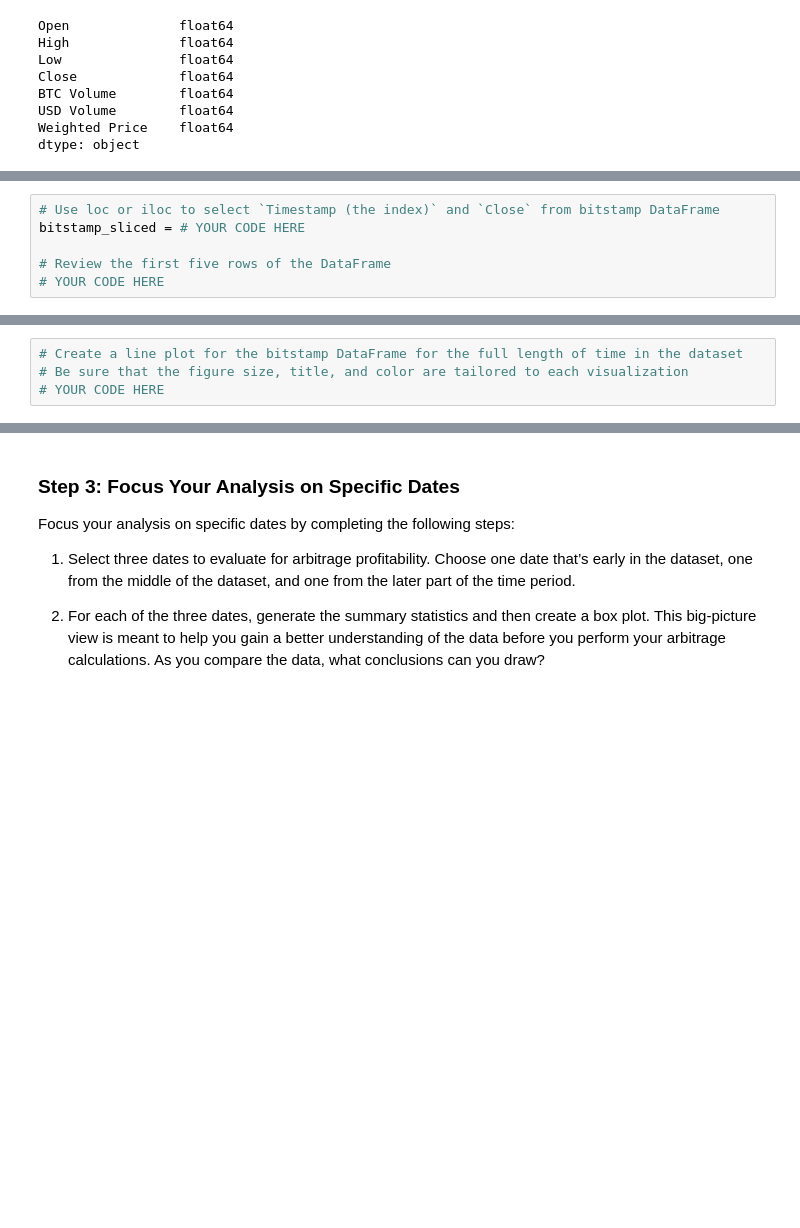
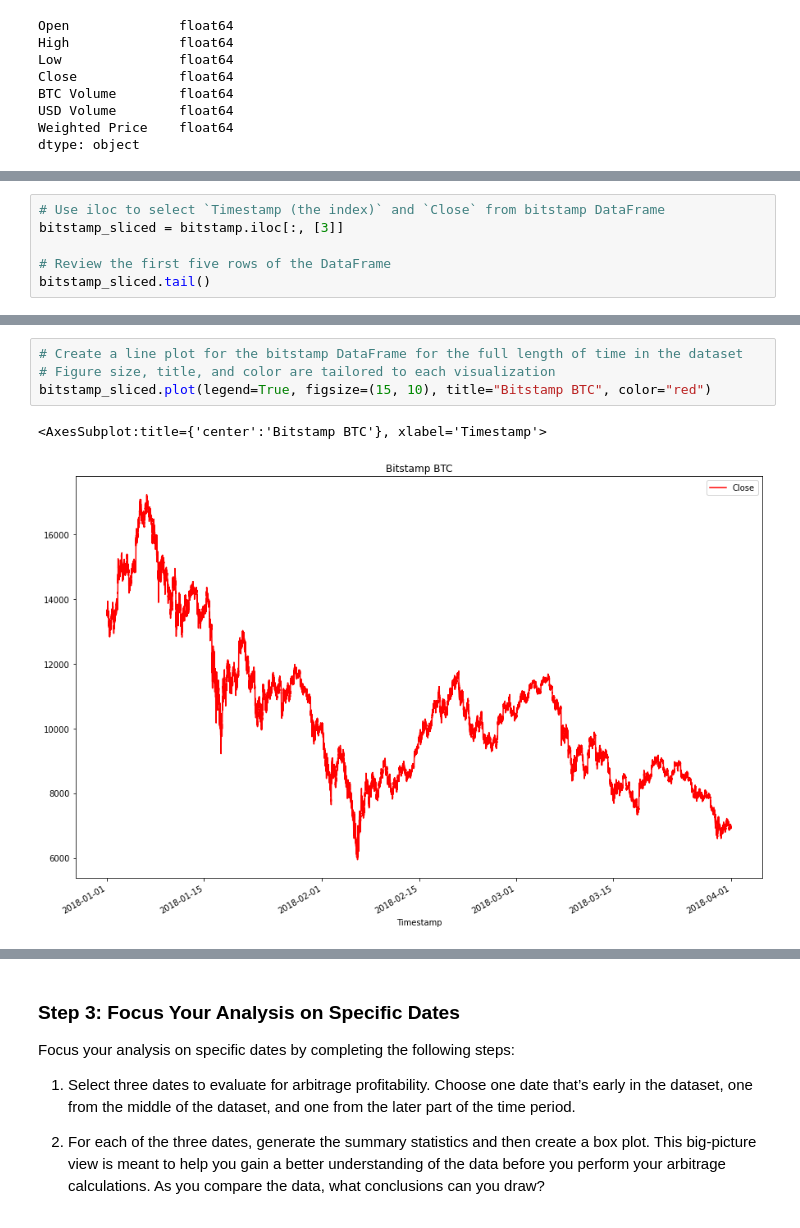
Before and after one commit to fredec96/Arbitrage_Analysis, a Jupyter notebook: crypto_arbitrage.ipynb, the cells around one changed output, grey strips where cells are left out. Cells and saved outputs as stored; diff of their text form; blank space fills up the shorter version.

Commit message:
Analyze data steps 1-4 done

```diff
--- a/crypto_arbitrage.ipynb
+++ b/crypto_arbitrage.ipynb
@@ -285,9 +287,9 @@ Select the data you want to analyze. Use `loc` or `iloc` to select the following
 
 * Close
 # %%
-# Use loc or iloc to select `Timestamp (the index)` and `Close` from bitstamp DataFrame
-bitstamp_sliced = # YOUR CODE HERE
+# Use iloc to select `Timestamp (the index)` and `Close` from bitstamp DataFrame
+bitstamp_sliced = bitstamp.iloc[:, [3]]
 
 # Review the first five rows of the DataFrame
-# YOUR CODE HERE
+bitstamp_sliced.tail()
 # %% [output]
@@ -319,6 +355,9 @@ Sort through the time series data associated with the bitstamp and coinbase Data
 # %%
 # Create a line plot for the bitstamp DataFrame for the full length of time in the dataset
-# Be sure that the figure size, title, and color are tailored to each visualization
-# YOUR CODE HERE
+# Figure size, title, and color are tailored to each visualization
+bitstamp_sliced.plot(legend=True, figsize=(15, 10), title="Bitstamp BTC", color="red")
+# %% [output]
+<AxesSubplot:title={'center':'Bitstamp BTC'}, xlabel='Timestamp'>
+[figure, added]
 # %%
 # Create a line plot for the coinbase DataFrame for the full length of time in the dataset
```
Also changed, not shown: parts of 27 cells of this notebook.
